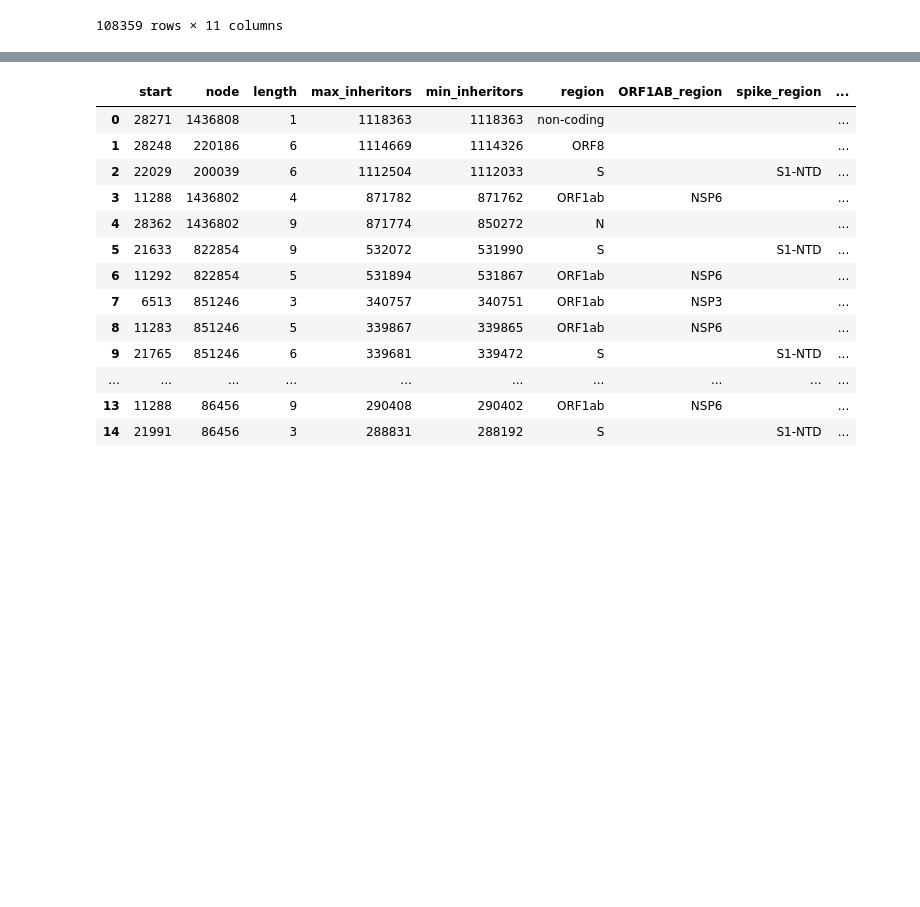
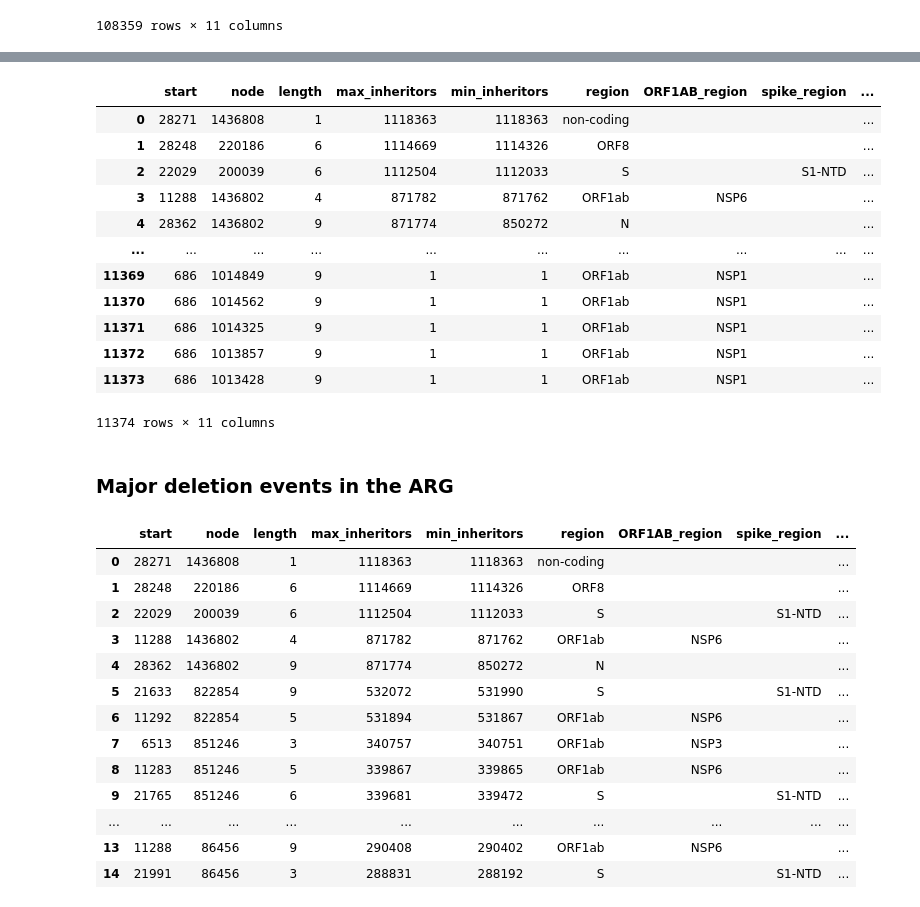
Before and after one commit to jeromekelleher/sc2ts-paper, a Jupyter notebook: notebooks/tab_deletions.ipynb, the cells around one changed output, grey strips where cells are left out. Drawn from its saved outputs; the diff is of its cells as text; code cells hidden in the pictures; blank space fills up the shorter version.

```diff
--- a/notebooks/tab_deletions.ipynb
+++ b/notebooks/tab_deletions.ipynb
@@ -101,3 +118,22 @@ events_df
+# %%
+events_df = events_df[events_df["start"].isin(remap_df["position"])].reset_index(drop=True)
+events_df
+# %% [output]
+|  | start | node | length | max_inheritors | min_inheritors | region | ORF1AB_region | spike_region | ... |
+| 0 | 28271 | 1436808 | 1 | 1118363 | 1118363 | non-coding |  |  | ... |
+| 1 | 28248 | 220186 | 6 | 1114669 | 1114326 | ORF8 |  |  | ... |
+| 2 | 22029 | 200039 | 6 | 1112504 | 1112033 | S |  | S1-NTD | ... |
+| 3 | 11288 | 1436802 | 4 | 871782 | 871762 | ORF1ab | NSP6 |  | ... |
+| 4 | 28362 | 1436802 | 9 | 871774 | 850272 | N |  |  | ... |
+| ... | ... | ... | ... | ... | ... | ... | ... | ... | ... |
+| 11369 | 686 | 1014849 | 9 | 1 | 1 | ORF1ab | NSP1 |  | ... |
+| 11370 | 686 | 1014562 | 9 | 1 | 1 | ORF1ab | NSP1 |  | ... |
+| 11371 | 686 | 1014325 | 9 | 1 | 1 | ORF1ab | NSP1 |  | ... |
+| 11372 | 686 | 1013857 | 9 | 1 | 1 | ORF1ab | NSP1 |  | ... |
+| 11373 | 686 | 1013428 | 9 | 1 | 1 | ORF1ab | NSP1 |  | ... |
+11374 rows × 11 columns
+# %% [markdown]
+### Major deletion events in the ARG
 # %%
 major_events_df = events_df[events_df["max_inheritors"] >= 10_000].reset_index(drop=True)
 major_events_df
```
Also changed, not shown: parts of 17 cells of this notebook.
